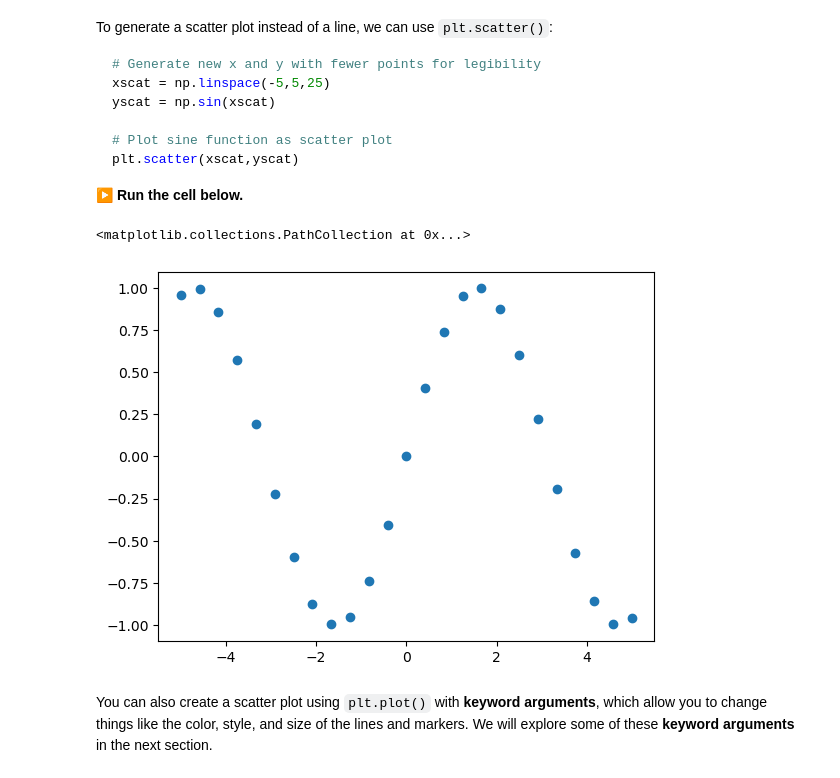
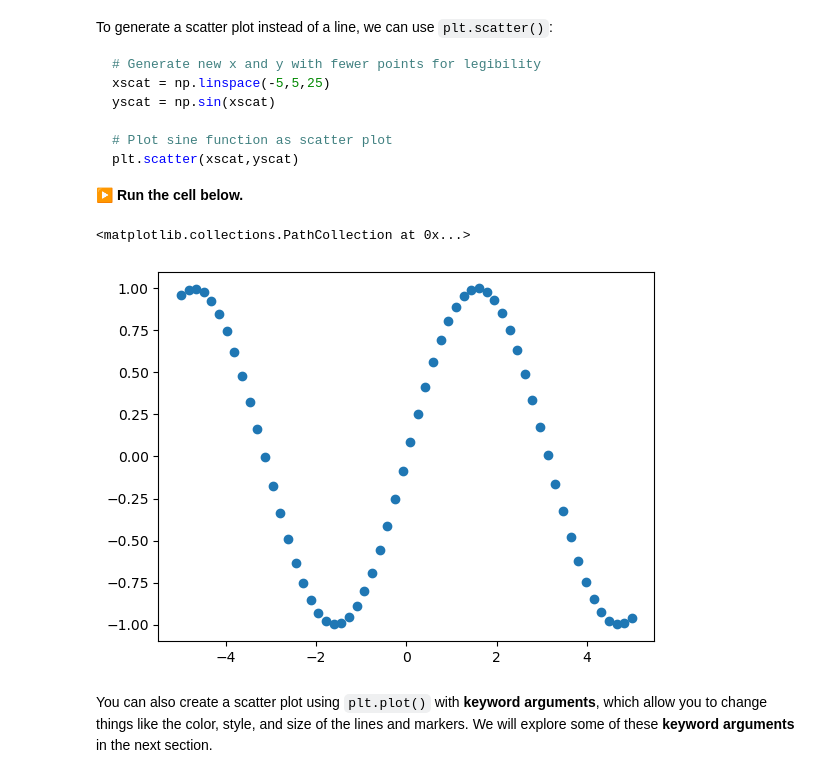
Before and after one commit to bbarajas429/eds217_2023, a Jupyter notebook: interactive_sessions/5-1_matplotlib.ipynb, the cells around one changed output. Drawn from its saved outputs; the diff is of its cells as text; code cells hidden in the pictures.

```diff
--- a/interactive_sessions/5-1_matplotlib.ipynb
+++ b/interactive_sessions/5-1_matplotlib.ipynb
@@ -180,14 +180,14 @@ plt.scatter(xscat,yscat)
 </div>
 # %%
 # Generate new x and y with fewer points for legibility
-xscat = np.linspace(-5,5,25)
+xscat = np.linspace(-5,5,60)
 yscat = np.sin(xscat)
 
 # Plot sine function as scatter plot
 plt.scatter(xscat,yscat)
 # %% [output]
 <matplotlib.collections.PathCollection at 0x...>
-[figure, old version]
+[figure, new version]
 # %% [markdown]
 You can also create a scatter plot using `plt.plot()` with **keyword arguments**, which allow you to change things like the color, style, and size of the lines and markers. We will explore some of these **keyword arguments** in the next section.
 # %% [markdown]
```
Also changed, not shown: parts of 6 cells of this notebook, 1 other file.
